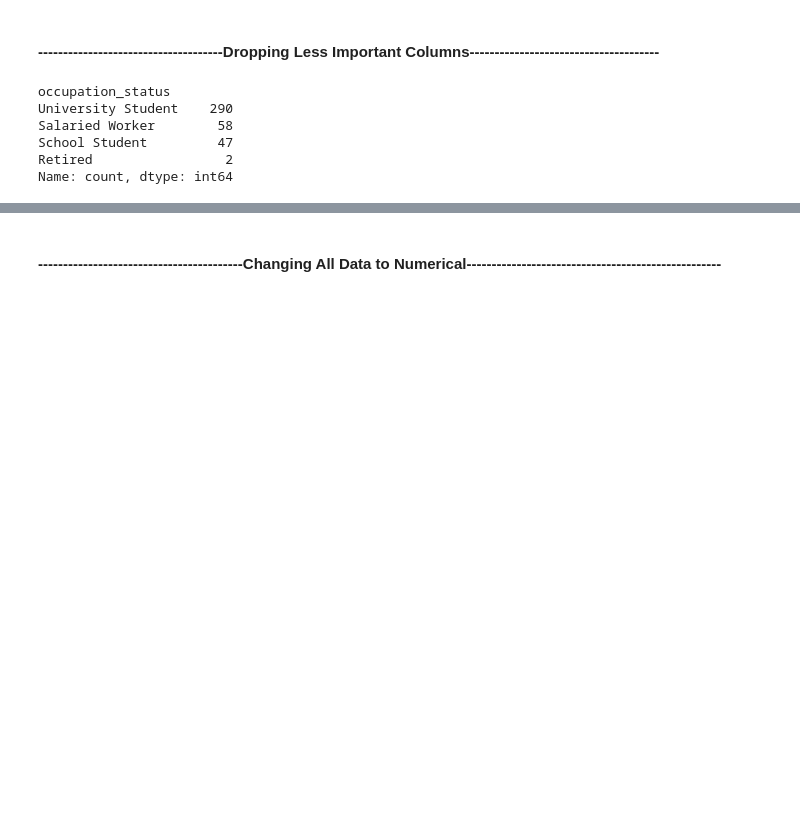
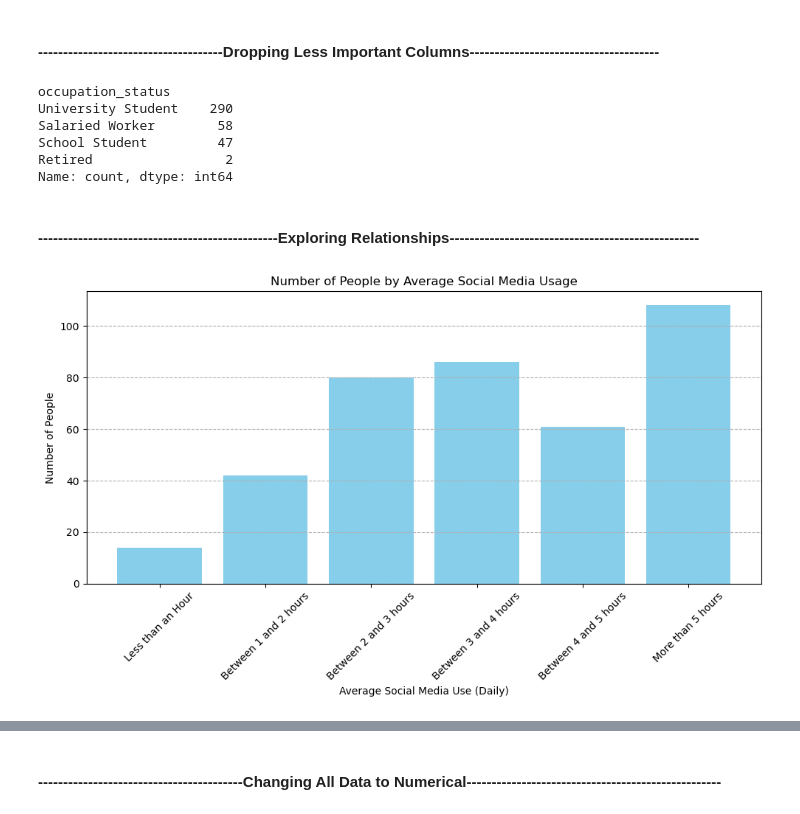
Before and after one commit to HusseinHanafy207/Phone_Addiction_Project, a Jupyter notebook: External_survey_done.ipynb, the cells around one changed output, grey strips where cells are left out. Saved outputs shown, nothing was run; the diff lists cells and outputs as text; code cells hidden in the pictures; blank space fills up the shorter version.

Commit message:
some visualiztion

```diff
--- a/External_survey_done.ipynb
+++ b/External_survey_done.ipynb
@@ -149,3 +150,40 @@ Name: count, dtype: int64
 # %%
 # It seems that the occupation status does not have a lot of variance, so we can drop it
 df.drop(['occupation_status'], axis=1 ,  inplace=True)
+# %% [markdown]
+#### ------------------------------------------------Exploring Relationships--------------------------------------------------
+# %%
+import matplotlib.pyplot as plt
+
+# Define correct category order
+time_order = [
+    'Less than an Hour',
+    'Between 1 and 2 hours',
+    'Between 2 and 3 hours',
+    'Between 3 and 4 hours',
+    'Between 4 and 5 hours',
+    'More than 5 hours'
+]
+
+# Set category order
+df['avg_social_time'] = pd.Categorical(
+    df['avg_social_time'],
+    categories=time_order,
+    ordered=True
+)
+
+# Count people in each category
+counts = df['avg_social_time'].value_counts().sort_index()
+
+# Plot
+plt.figure(figsize=(10, 6))
+plt.bar(counts.index, counts.values, color='skyblue')
+plt.xlabel('Average Social Media Use (Daily)')
+plt.ylabel('Number of People')
+plt.title('Number of People by Average Social Media Usage')
+plt.xticks(rotation=45)
+plt.grid(axis='y', linestyle='--')
+plt.tight_layout()
+plt.show()
+# %% [output]
+[figure, added]
```
Also changed, not shown: parts of 6 cells of this notebook.
